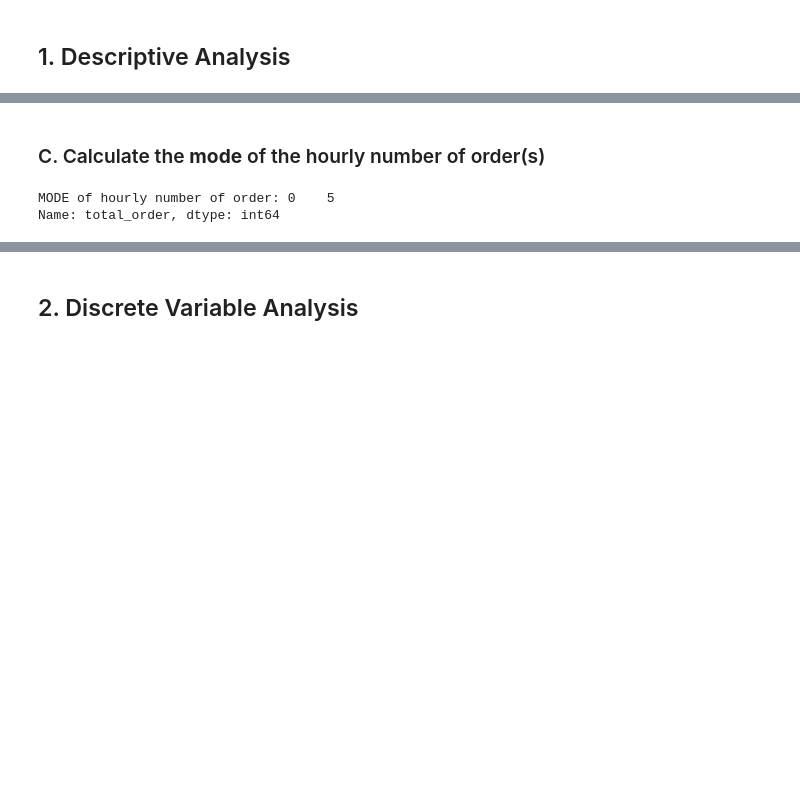
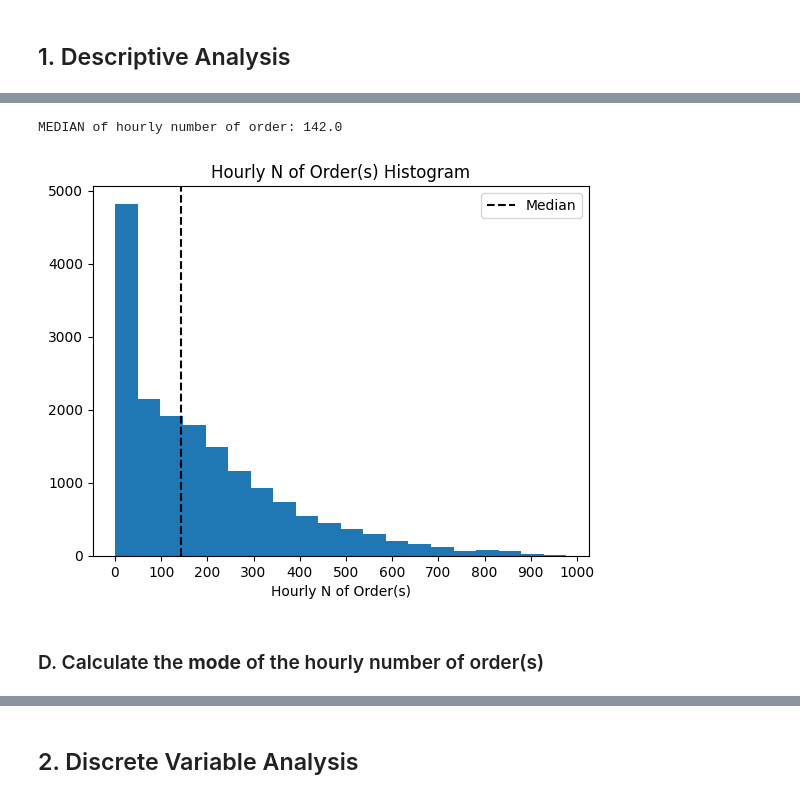
Before and after one commit to bagusfarisa/bike-sharing-demand-probability-analysis, a Jupyter notebook: bikesharing.ipynb, the cells around one changed output, grey strips where cells are left out. Cells and saved outputs as stored; diff of their text form; code cells hidden in the pictures; blank space fills up the shorter version.

```diff
--- a/bikesharing.ipynb
+++ b/bikesharing.ipynb
@@ -56,8 +69,17 @@ MEDIAN of hourly number of order: 142.0
+# %%
+mid_n_order = df['total_order'].median()
+print(f'MEDIAN of hourly number of order: {mid_n_order}')
+
+x = df['total_order']
+fig = plt.hist(x, bins=20)
+plt.title("Hourly N of Order(s) Histogram")
+plt.xlabel('Hourly N of Order(s)')
+plt.xticks(range(0,1100,100))
+plt.axvline(x=np.nanmedian(x), color='black', linestyle='--', label='Median') # Median line
+plt.legend()
+plt.show()
+# %% [output]
+MEDIAN of hourly number of order: 142.0
+[figure, added]
 # %% [markdown]
-### C. Calculate the **mode** of the hourly number of order(s)
+### D. Calculate the **mode** of the hourly number of order(s)
-# %%
-mode_n_order = df['total_order'].mode()
-print(f'MODE of hourly number of order: {mode_n_order}')
-# %% [output]
-MODE of hourly number of order: 0    5
-Name: total_order, dtype: int64
```
Also changed, not shown: parts of 18 cells of this notebook.
